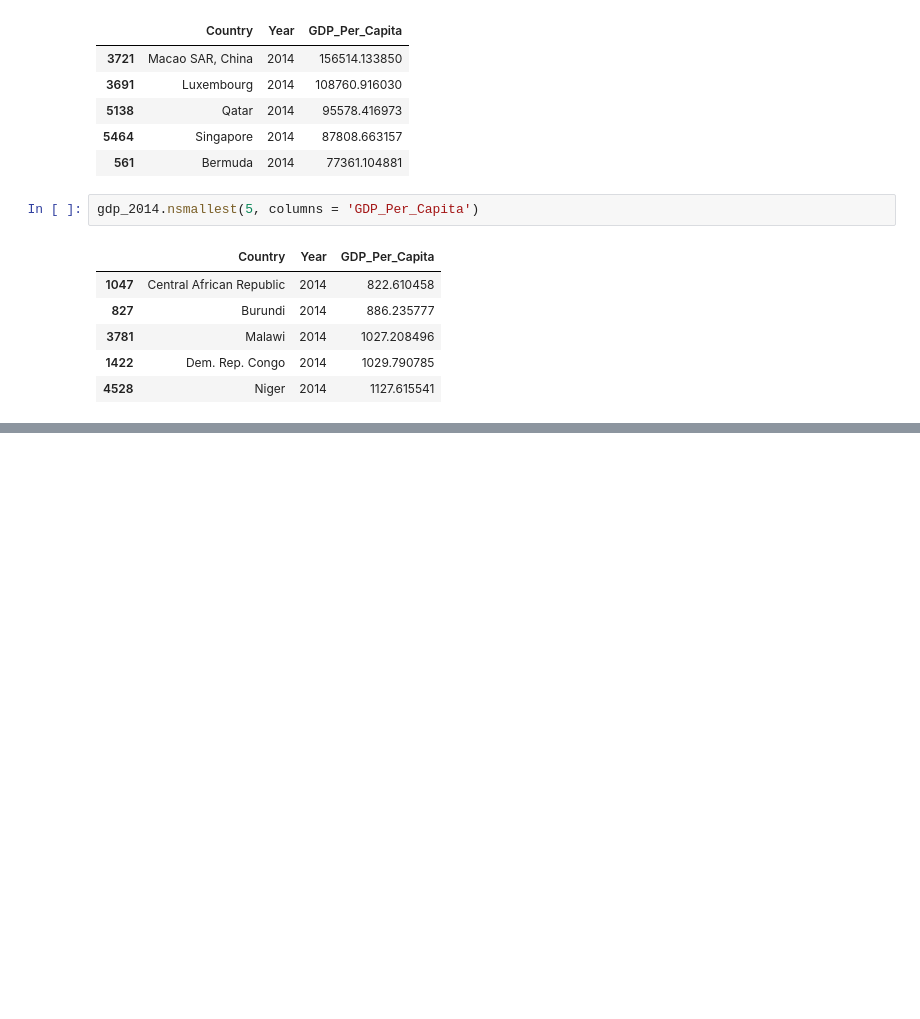
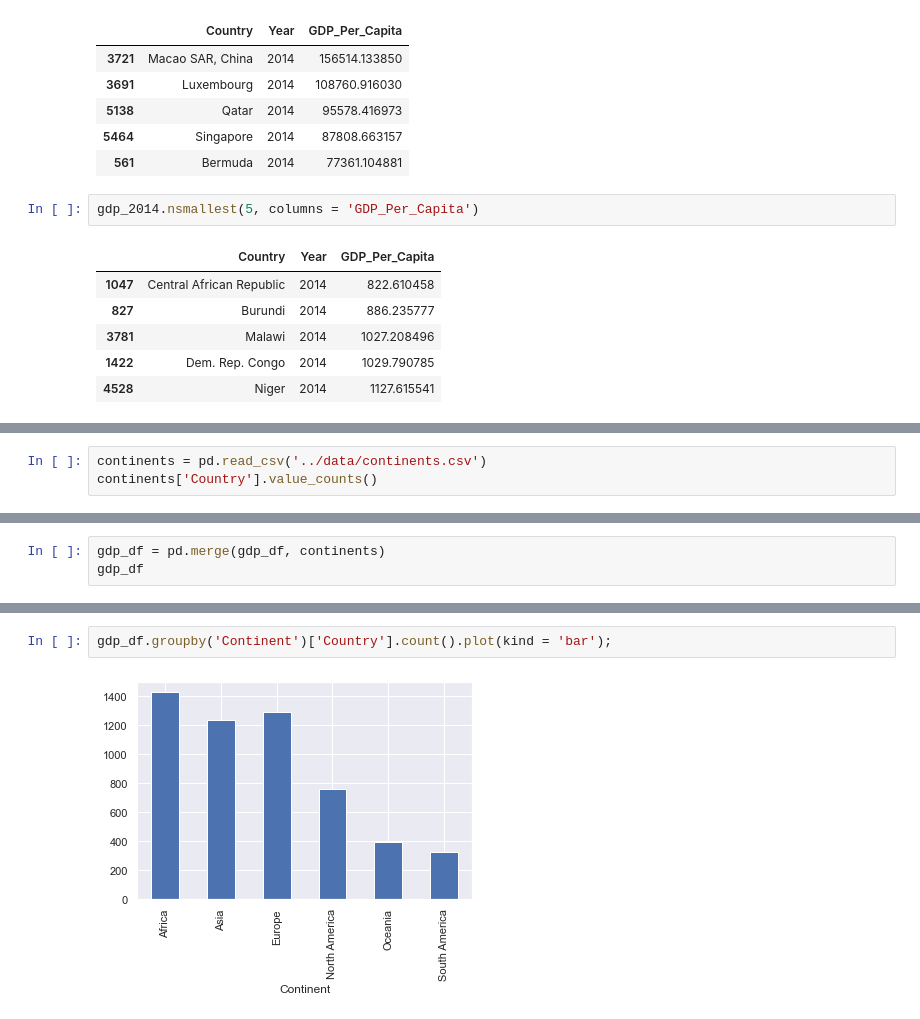
Before and after one commit to nss-data-science-cohort-5/un_exploration-charre2021, a Jupyter notebook: notebooks/UN_Data_Exploration.ipynb, the cells around one changed output, grey strips where cells are left out. Saved outputs shown, nothing was run; the diff lists cells and outputs as text; blank space fills up the shorter version.

```diff
--- a/notebooks/UN_Data_Exploration.ipynb
+++ b/notebooks/UN_Data_Exploration.ipynb
@@ -161,0 +184,3 @@ gdp_2014.nsmallest(5, columns = 'GDP_Per_Capita')
+# %%
+continents = pd.read_csv('../data/continents.csv')
+continents['Country'].value_counts()
@@ -161,0 +200,3 @@ gdp_2014.nsmallest(5, columns = 'GDP_Per_Capita')
+# %%
+gdp_df = pd.merge(gdp_df, continents)
+gdp_df
@@ -161,0 +217,4 @@ gdp_2014.nsmallest(5, columns = 'GDP_Per_Capita')
+# %%
+gdp_df.groupby('Continent')['Country'].count().plot(kind = 'bar');
+# %% [output]
+[figure, added]
```
Also changed, not shown: parts of 25 cells of this notebook.
